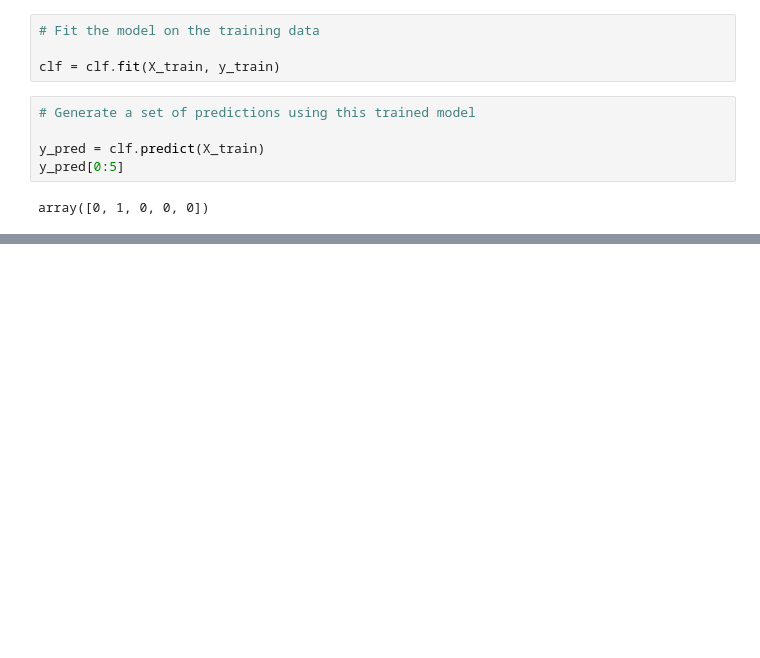
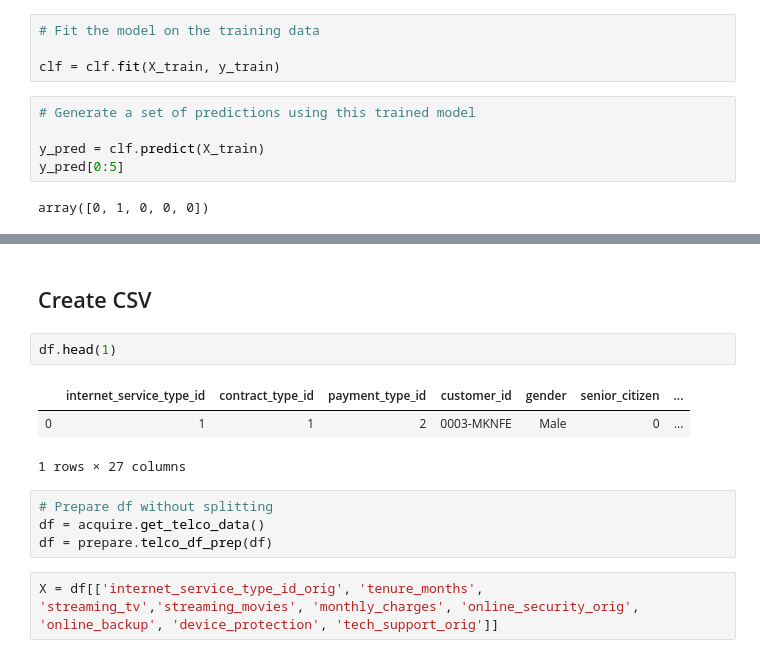
Before and after one commit to QuantumKane/classification_project, a Jupyter notebook: raw.ipynb, the cells around one changed output, grey strips where cells are left out. Drawn from its saved outputs; the diff is of its cells as text; blank space fills up the shorter version.

```diff
--- a/raw.ipynb
+++ b/raw.ipynb
@@ -1010,0 +1054,14 @@ weighted avg       0.78      0.79      0.78      1691
+# %% [markdown]
+## Create CSV
+# %%
+df.head(1)
+# %% [output]
+|  | internet_service_type_id | contract_type_id | payment_type_id | customer_id | gender | senior_citizen | ... |
+| 0 | 1 | 1 | 2 | 0003-MKNFE | Male | 0 | ... |
+1 rows × 27 columns
+# %%
+# Prepare df without splitting
+df = acquire.get_telco_data()
+df = prepare.telco_df_prep(df)
+# %%
+X = df[['internet_service_type_id_orig', 'tenure_months', 'streaming_tv','streaming_movies', 'monthly_charges', 'online_security_orig', 'online_backup', 'device_protection', 'tech_support_orig']]
```
Also changed, not shown: parts of 71 cells of this notebook.
